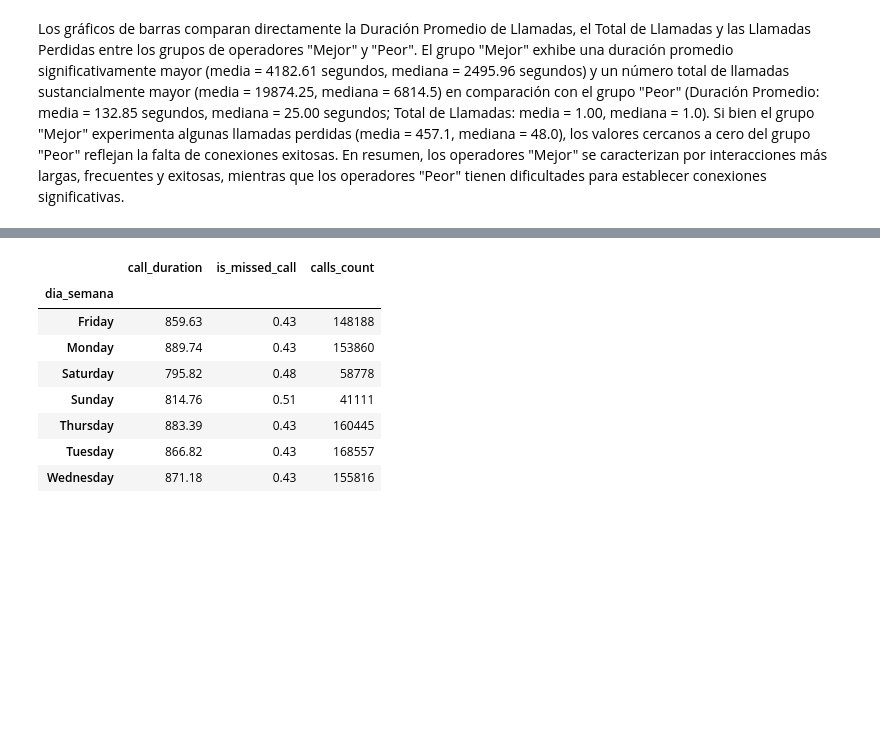
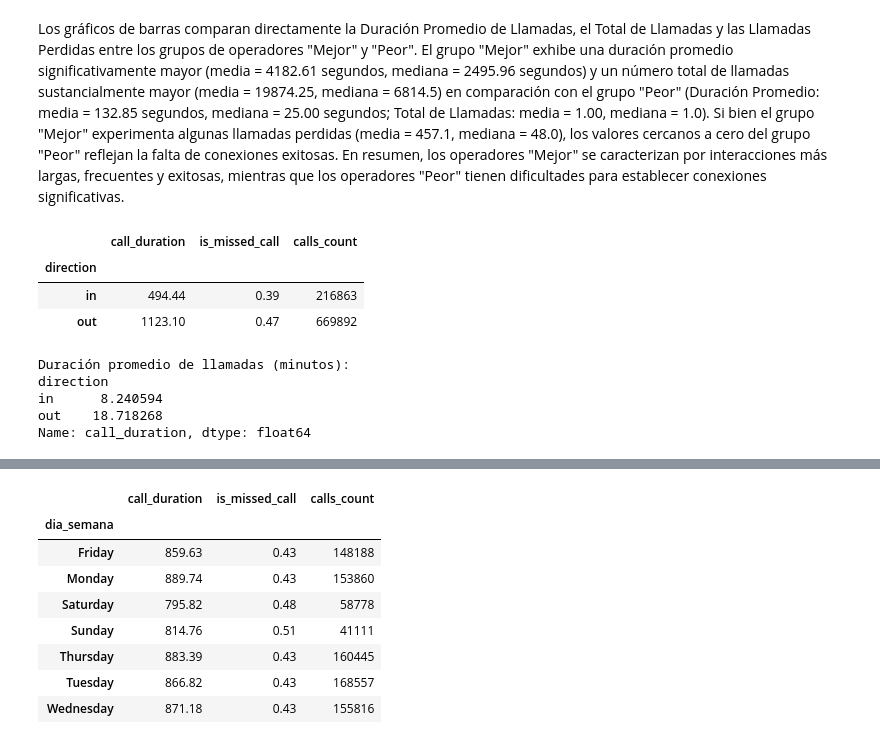
Before and after one commit to fttm-mdz/proyecto_final, a Jupyter notebook: notebooks/EDA_inicial.ipynb, the cells around one changed output, grey strips where cells are left out. Cells and saved outputs as stored; diff of their text form; code cells hidden in the pictures; blank space fills up the shorter version.

```diff
--- a/notebooks/EDA_inicial.ipynb
+++ b/notebooks/EDA_inicial.ipynb
@@ -616,3 +616,28 @@ plt.show()
 [figure]
 # %% [markdown]
 Los gráficos de barras comparan directamente la Duración Promedio de Llamadas, el Total de Llamadas y las Llamadas Perdidas entre los grupos de operadores "Mejor" y "Peor". El grupo "Mejor" exhibe una duración promedio significativamente mayor (media = 4182.61 segundos, mediana = 2495.96 segundos) y un número total de llamadas sustancialmente mayor (media = 19874.25, mediana = 6814.5) en comparación con el grupo "Peor" (Duración Promedio: media = 132.85 segundos, mediana = 25.00 segundos; Total de Llamadas: media = 1.00, mediana = 1.0). Si bien el grupo "Mejor" experimenta algunas llamadas perdidas (media = 457.1, mediana = 48.0), los valores cercanos a cero del grupo "Peor" reflejan la falta de conexiones exitosas. En resumen, los operadores "Mejor" se caracterizan por interacciones más largas, frecuentes y exitosas, mientras que los operadores "Peor" tienen dificultades para establecer conexiones significativas.
+# %%
+#posibles razones de desempeño
+razones_tipo = df2.groupby("direction").agg({
+    "call_duration": "mean",
+    "is_missed_call": "mean",
+    "calls_count": "sum"
+}).round(2)
+
+razones_tipo
+# %% [output]
+|  | call_duration | is_missed_call | calls_count |
+| direction |  |  |  |
+| in | 494.44 | 0.39 | 216863 |
+| out | 1123.10 | 0.47 | 669892 |
+# %%
+duracion_promedio_por_direccion = df2.groupby('direction')['call_duration'].mean() / 60
+
+print("Duración promedio de llamadas (minutos):")
+print(duracion_promedio_por_direccion)
+# %% [output]
+Duración promedio de llamadas (minutos):
+direction
+in      8.240594
+out    18.718268
+Name: call_duration, dtype: float64
```
Also changed, not shown: parts of 4 cells of this notebook.
